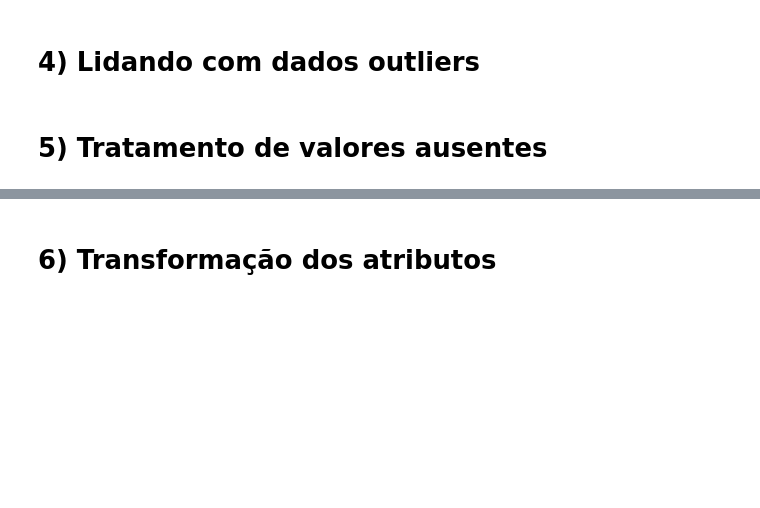
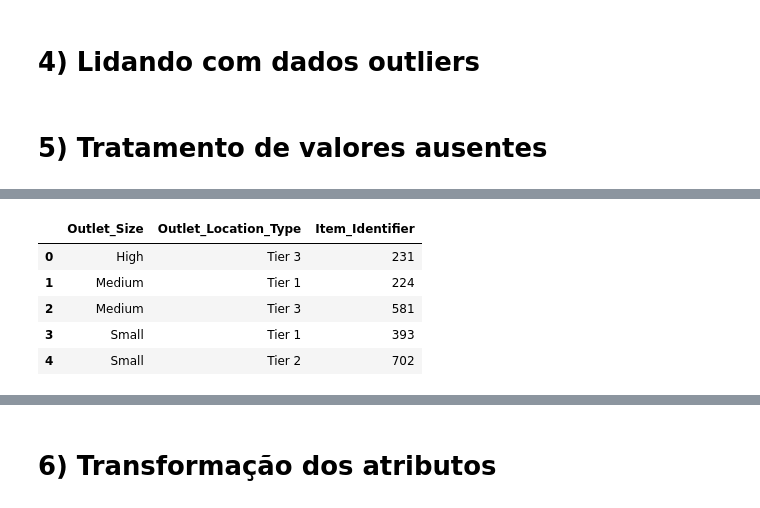
Before and after one commit to Krupique/mlops-projects, a Jupyter notebook: 02-bigmart_sales_prediction/notebook/demand_forecaster.ipynb, the cells around one changed output, grey strips where cells are left out. Saved outputs shown, nothing was run; the diff lists cells and outputs as text; code cells hidden in the pictures; blank space fills up the shorter version.

```diff
--- a/02-bigmart_sales_prediction/notebook/demand_forecaster.ipynb
+++ b/02-bigmart_sales_prediction/notebook/demand_forecaster.ipynb
@@ -263,0 +303,9 @@ x_test['Item_Weight'].fillna(x_test.groupby('Item_Type')['Item_Weight'].transfor
+# %%
+x_test.groupby(['Outlet_Size', 'Outlet_Location_Type'], as_index=False)['Item_Identifier'].count()
+# %% [output]
+|  | Outlet_Size | Outlet_Location_Type | Item_Identifier |
+| 0 | High | Tier 3 | 231 |
+| 1 | Medium | Tier 1 | 224 |
+| 2 | Medium | Tier 3 | 581 |
+| 3 | Small | Tier 1 | 393 |
+| 4 | Small | Tier 2 | 702 |
```
Also changed, not shown: parts of 13 cells of this notebook.
